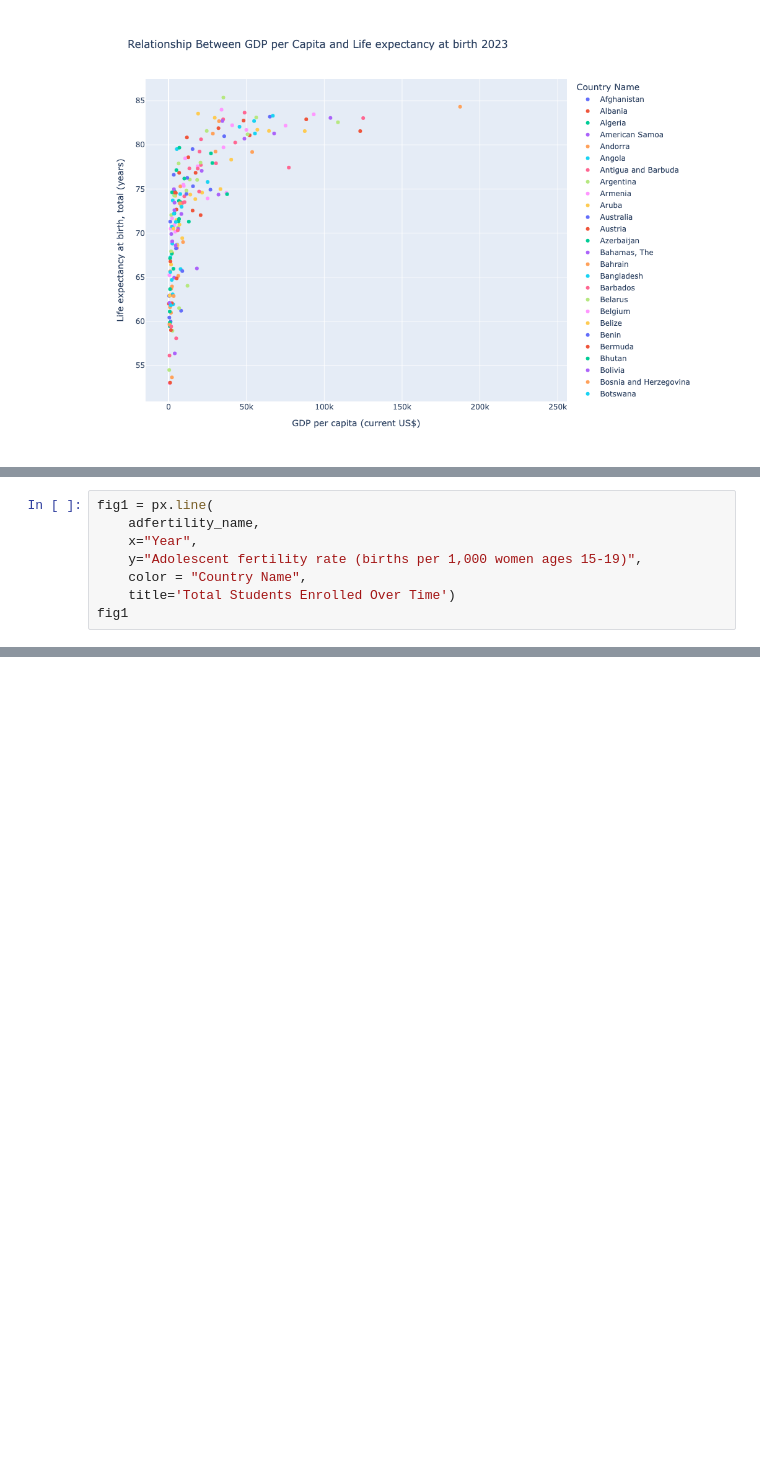
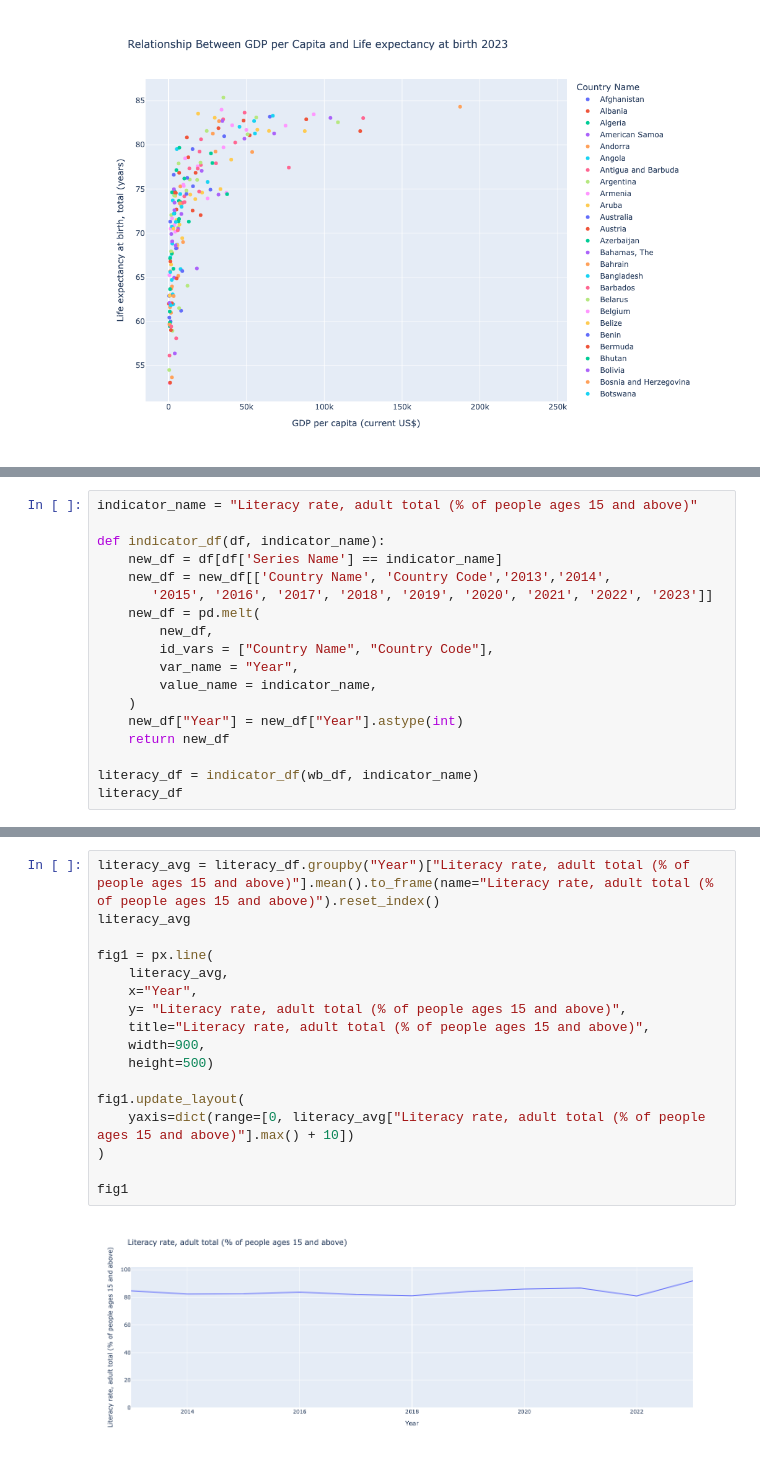
Before and after one commit to Josefinades/Project3, a Jupyter notebook: project_3.ipynb, the cells around one changed output, grey strips where cells are left out. Drawn from its saved outputs; the diff is of its cells as text; blank space fills up the shorter version.

```diff
--- a/project_3.ipynb
+++ b/project_3.ipynb
@@ -488,9 +500,19 @@ scatterplot_gdp_lifeexp2.show()
 # %%
-fig1 = px.line(
-    adfertility_name,
-    x="Year",
-    y="Adolescent fertility rate (births per 1,000 women ages 15-19)",
-    color = "Country Name",
-    title='Total Students Enrolled Over Time')
-fig1
+indicator_name = "Literacy rate, adult total (% of people ages 15 and above)"
+
+def indicator_df(df, indicator_name):
+    new_df = df[df['Series Name'] == indicator_name]
+    new_df = new_df[['Country Name', 'Country Code','2013','2014',
+       '2015', '2016', '2017', '2018', '2019', '2020', '2021', '2022', '2023']]
+    new_df = pd.melt(
+        new_df,
+        id_vars = ["Country Name", "Country Code"],
+        var_name = "Year",
+        value_name = indicator_name,
+    )
+    new_df["Year"] = new_df["Year"].astype(int)
+    return new_df
+
+literacy_df = indicator_df(wb_df, indicator_name)
+literacy_df
 # %% [output]
@@ -497,0 +532,19 @@ NameError: name 'adfertility_name' is not defined
+# %%
+literacy_avg = literacy_df.groupby("Year")["Literacy rate, adult total (% of people ages 15 and above)"].mean().to_frame(name="Literacy rate, adult total (% of people ages 15 and above)").reset_index()
+literacy_avg
+
+fig1 = px.line(
+    literacy_avg,
+    x="Year",
+    y= "Literacy rate, adult total (% of people ages 15 and above)",
+    title="Literacy rate, adult total (% of people ages 15 and above)",
+    width=900,
+    height=500)
+
+fig1.update_layout(
+    yaxis=dict(range=[0, literacy_avg["Literacy rate, adult total (% of people ages 15 and above)"].max() + 10])
+)
+
+fig1
+# %% [output]
+[figure, added]
```
Also changed, not shown: parts of 10 cells of this notebook, 11 other files.
